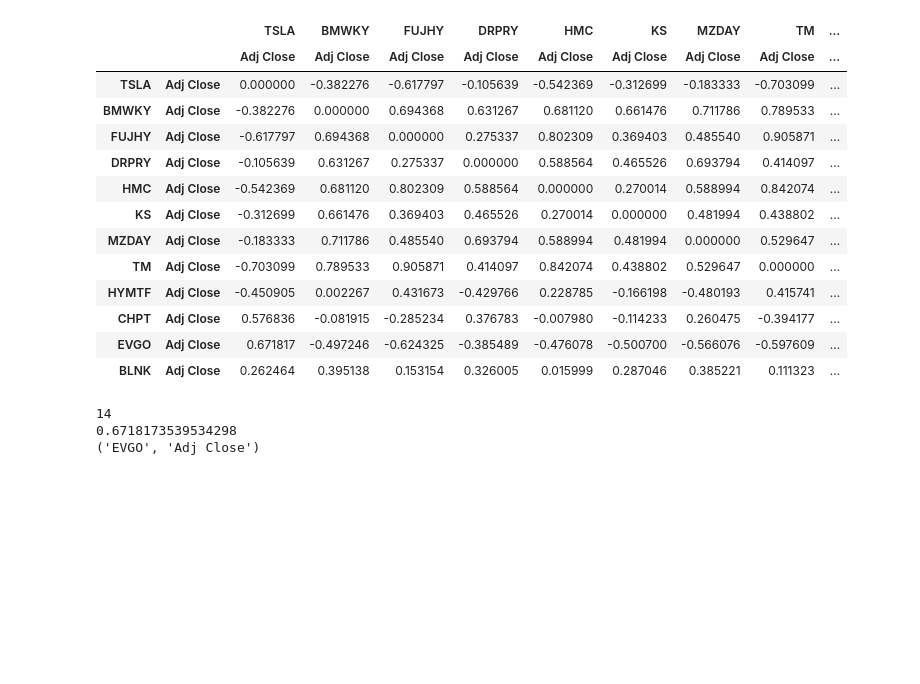
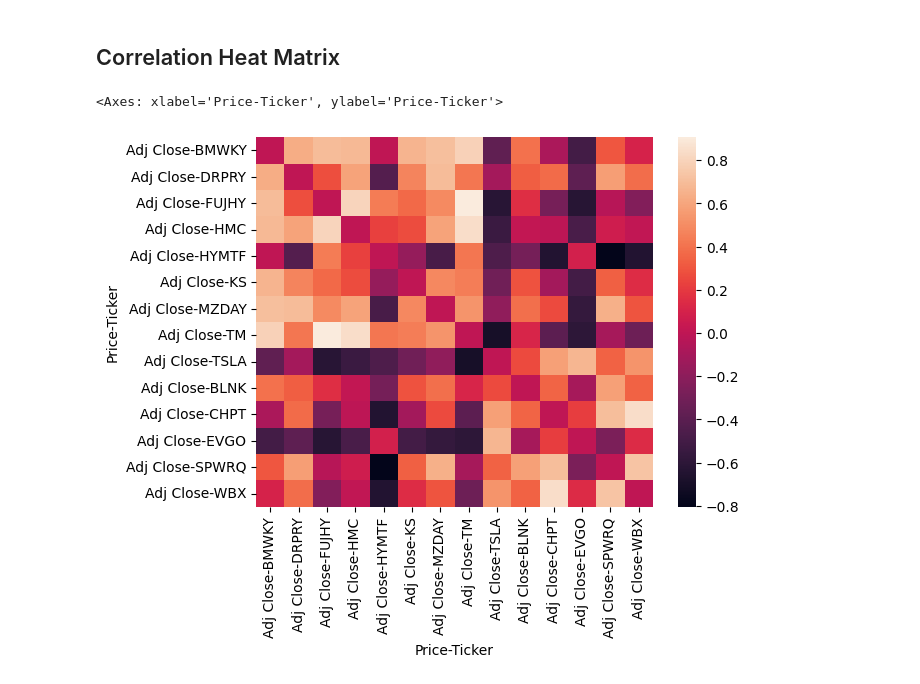
Before and after one commit to victoria-uriostegui/Pairs-Trading-Repo-ED-VU-Fall-24-, a Jupyter notebook: pairs_trading.ipynb, the cells around one changed output. Saved outputs shown, nothing was run; the diff lists cells and outputs as text; code cells hidden in the pictures; blank space fills up the shorter version.

```diff
--- a/pairs_trading.ipynb
+++ b/pairs_trading.ipynb
@@ -90,37 +106,8 @@ display(sns.heatmap(stocks_df.corr(method='pearson')))
-# %%
-# Iterate through the columns and replace the diagonal values (correlation = 1) with 0 in order to get the actual max correlation values
-np.fill_diagonal(correlation_matrix.values, 0)
-
-display(correlation_matrix.head(12))
-# %% [output]
-|  |  | TSLA | BMWKY | FUJHY | DRPRY | HMC | KS | MZDAY | TM | ... |
-|  |  | Adj Close | Adj Close | Adj Close | Adj Close | Adj Close | Adj Close | Adj Close | Adj Close | ... |
-| TSLA | Adj Close | 0.000000 | -0.382276 | -0.617797 | -0.105639 | -0.542369 | -0.312699 | -0.183333 | -0.703099 | ... |
-| BMWKY | Adj Close | -0.382276 | 0.000000 | 0.694368 | 0.631267 | 0.681120 | 0.661476 | 0.711786 | 0.789533 | ... |
-| FUJHY | Adj Close | -0.617797 | 0.694368 | 0.000000 | 0.275337 | 0.802309 | 0.369403 | 0.485540 | 0.905871 | ... |
-| DRPRY | Adj Close | -0.105639 | 0.631267 | 0.275337 | 0.000000 | 0.588564 | 0.465526 | 0.693794 | 0.414097 | ... |
-| HMC | Adj Close | -0.542369 | 0.681120 | 0.802309 | 0.588564 | 0.000000 | 0.270014 | 0.588994 | 0.842074 | ... |
-| KS | Adj Close | -0.312699 | 0.661476 | 0.369403 | 0.465526 | 0.270014 | 0.000000 | 0.481994 | 0.438802 | ... |
-| MZDAY | Adj Close | -0.183333 | 0.711786 | 0.485540 | 0.693794 | 0.588994 | 0.481994 | 0.000000 | 0.529647 | ... |
-| TM | Adj Close | -0.703099 | 0.789533 | 0.905871 | 0.414097 | 0.842074 | 0.438802 | 0.529647 | 0.000000 | ... |
-| HYMTF | Adj Close | -0.450905 | 0.002267 | 0.431673 | -0.429766 | 0.228785 | -0.166198 | -0.480193 | 0.415741 | ... |
-| CHPT | Adj Close | 0.576836 | -0.081915 | -0.285234 | 0.376783 | -0.007980 | -0.114233 | 0.260475 | -0.394177 | ... |
-| EVGO | Adj Close | 0.671817 | -0.497246 | -0.624325 | -0.385489 | -0.476078 | -0.500700 | -0.566076 | -0.597609 | ... |
-| BLNK | Adj Close | 0.262464 | 0.395138 | 0.153154 | 0.326005 | 0.015999 | 0.287046 | 0.385221 | 0.111323 | ... |
-# %%
-# Get the max correlation values of each column using a dictionary to track them
-
-#max_corr = {}
-
-
-max_vals = correlation_matrix.max()
-print(len(max_vals))
-print(max_vals.iloc[0])
-max_vals_position = correlation_matrix.idxmax()
-print(max_vals_position.iloc[0])
-#print("Current max correlation values and position of each column:\n")
-#print(f"{max_vals} {max_val_position}")
-# %% [output]
-14
-0.6718173539534298
-('EVGO', 'Adj Close')
+# %% [markdown]
+## Correlation Heat Matrix
+# %%
+# Displaying correlation_matrix and interate through
+display(sns.heatmap(correlation_matrix))
+# %% [output]
+<Axes: xlabel='Price-Ticker', ylabel='Price-Ticker'>
+[figure, added]
```
Also changed, not shown: parts of 20 cells of this notebook.
